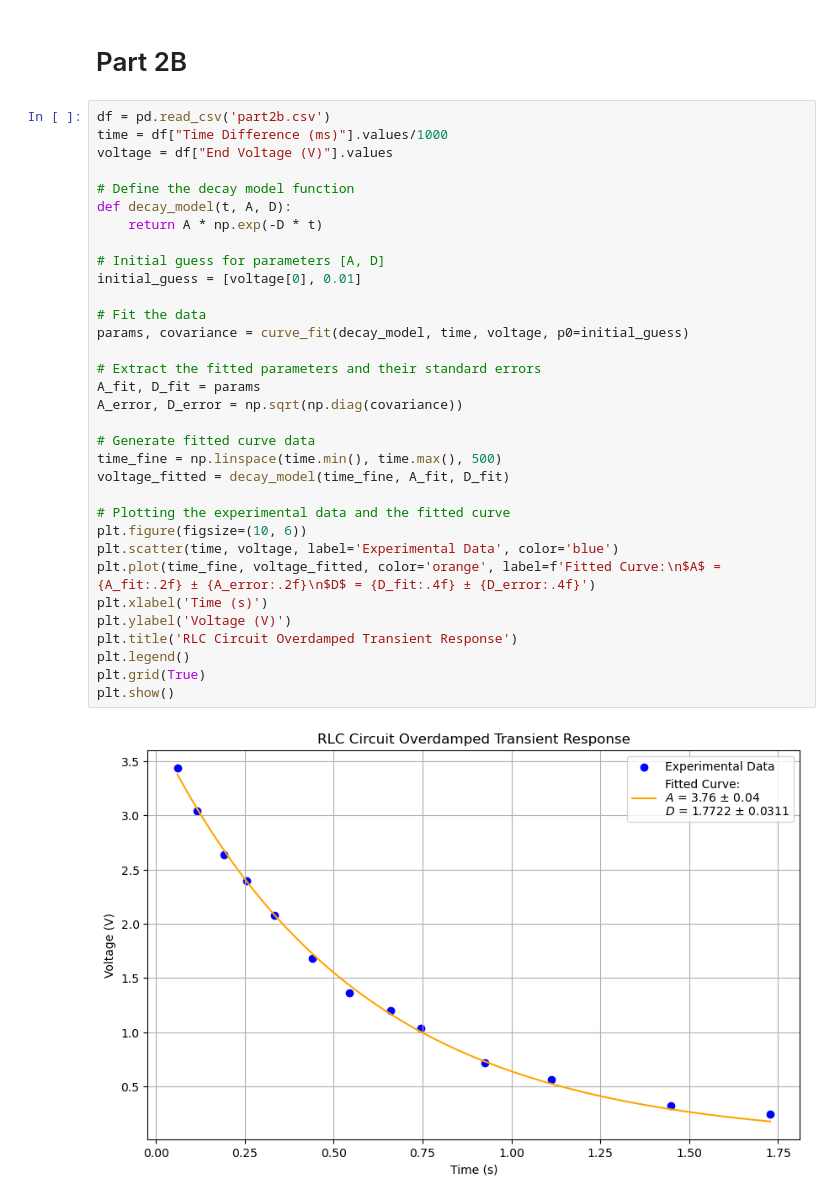
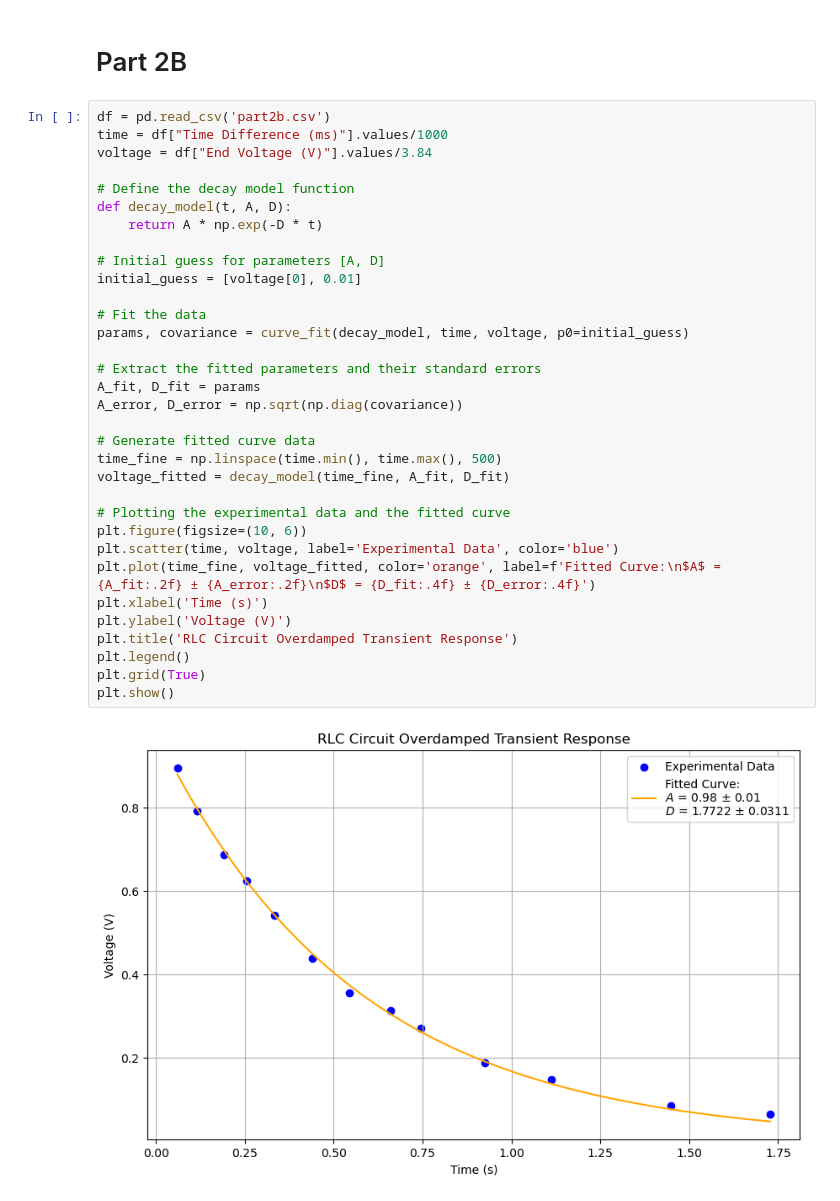
Before and after one commit to Faith-Qiao/physics5bl, a Jupyter notebook: lab10/lab10.ipynb, the cells around one changed output. Saved outputs shown, nothing was run; the diff lists cells and outputs as text.

```diff
--- a/lab10/lab10.ipynb
+++ b/lab10/lab10.ipynb
@@ -204,35 +214,35 @@ plt.show()
 # %%
 df = pd.read_csv('part2b.csv')
 time = df["Time Difference (ms)"].values/1000
-voltage = df["End Voltage (V)"].values
+voltage = df["End Voltage (V)"].values/3.84
 
 # Define the decay model function
 def decay_model(t, A, D):
     return A * np.exp(-D * t)
 
 # Initial guess for parameters [A, D]
 initial_guess = [voltage[0], 0.01]
 
 # Fit the data
 params, covariance = curve_fit(decay_model, time, voltage, p0=initial_guess)
 
 # Extract the fitted parameters and their standard errors
 A_fit, D_fit = params
 A_error, D_error = np.sqrt(np.diag(covariance))
 
 # Generate fitted curve data
 time_fine = np.linspace(time.min(), time.max(), 500)
 voltage_fitted = decay_model(time_fine, A_fit, D_fit)
 
 # Plotting the experimental data and the fitted curve
 plt.figure(figsize=(10, 6))
 plt.scatter(time, voltage, label='Experimental Data', color='blue')
 plt.plot(time_fine, voltage_fitted, color='orange', label=f'Fitted Curve:\n$A$ = {A_fit:.2f} ± {A_error:.2f}\n$D$ = {D_fit:.4f} ± {D_error:.4f}')
 plt.xlabel('Time (s)')
 plt.ylabel('Voltage (V)')
 plt.title('RLC Circuit Overdamped Transient Response')
 plt.legend()
 plt.grid(True)
 plt.show()
 # %% [output]
-[figure, old version]
+[figure, new version]
```
Also changed, not shown: parts of 4 cells of this notebook.
